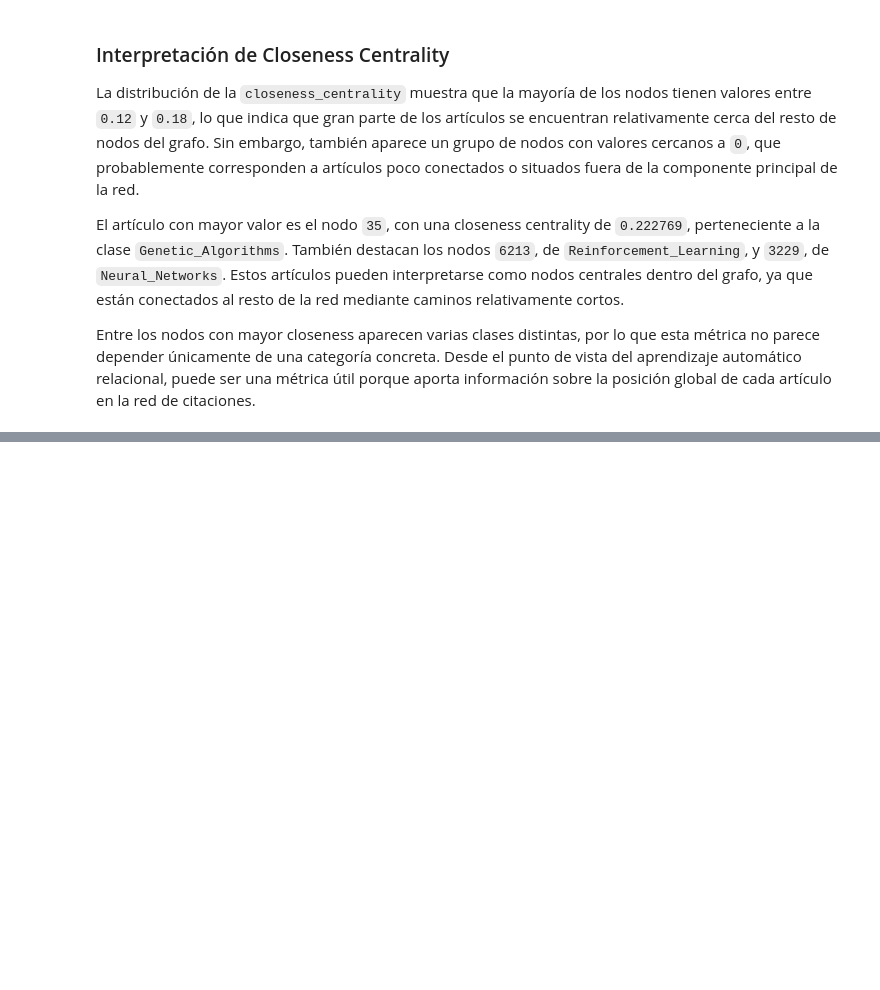
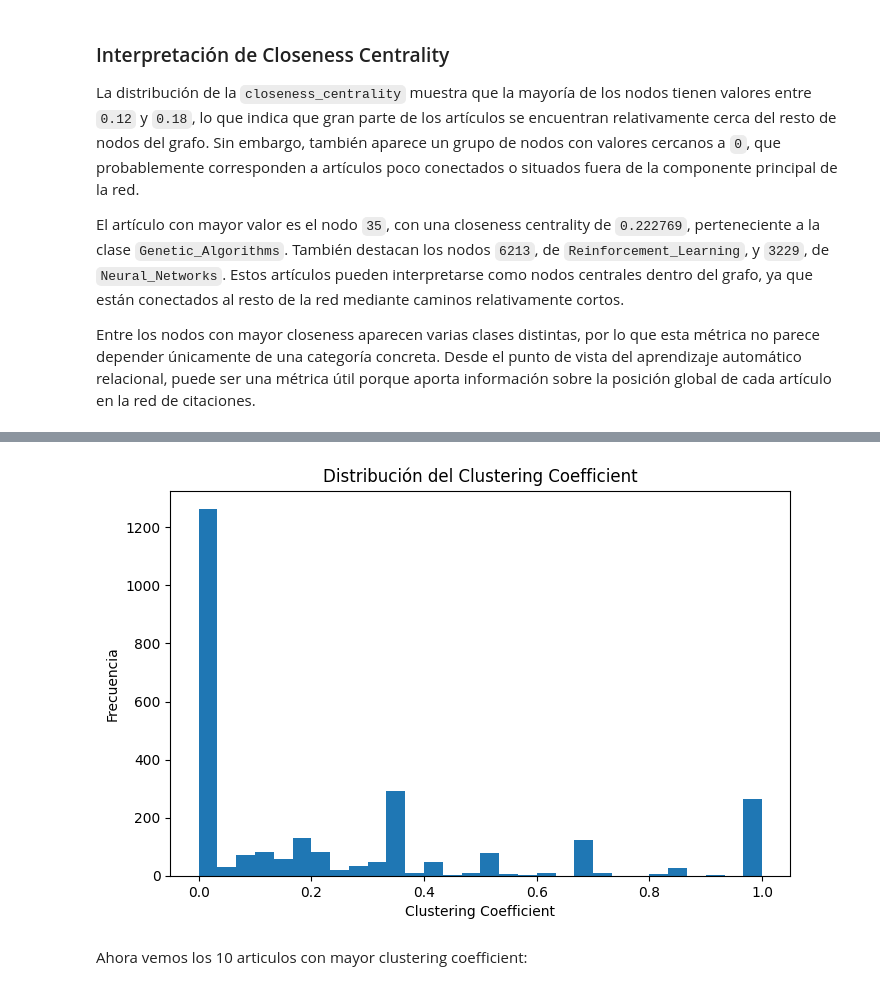
Before and after one commit to enriquepc004/ia-aprendizaje-relacional, a Jupyter notebook: notebooks/02_metricas_relacionales.ipynb, the cells around one changed output, grey strips where cells are left out. Saved outputs shown, nothing was run; the diff lists cells and outputs as text; code cells hidden in the pictures; blank space fills up the shorter version.

Commit message:
Metrica de clustering coefficient

```diff
--- a/notebooks/02_metricas_relacionales.ipynb
+++ b/notebooks/02_metricas_relacionales.ipynb
@@ -470,0 +479,4 @@ Entre los nodos con mayor closeness aparecen varias clases distintas, por lo que
+# %%
+clustering_coefficient = nx.clustering(G)
+
+print("Número de nodos analizados:", len(clustering_coefficient))
@@ -470,0 +487,4 @@ Entre los nodos con mayor closeness aparecen varias clases distintas, por lo que
+# %%
+clustering_series = pd.Series(clustering_coefficient)
+
+clustering_series.describe()
@@ -470,0 +501,15 @@ Entre los nodos con mayor closeness aparecen varias clases distintas, por lo que
+# %%
+plt.figure(figsize=(8,5))
+
+plt.hist(clustering_series, bins=30)
+
+plt.title("Distribución del Clustering Coefficient")
+plt.xlabel("Clustering Coefficient")
+plt.ylabel("Frecuencia")
+
+plt.savefig("../reports/clustering_coefficient_histograma.png")
+plt.show()
+# %% [output]
+[figure, added]
+# %% [markdown]
+Ahora vemos los 10 articulos con mayor clustering coefficient:
```
Also changed, not shown: parts of 9 cells of this notebook, 1 other file.
